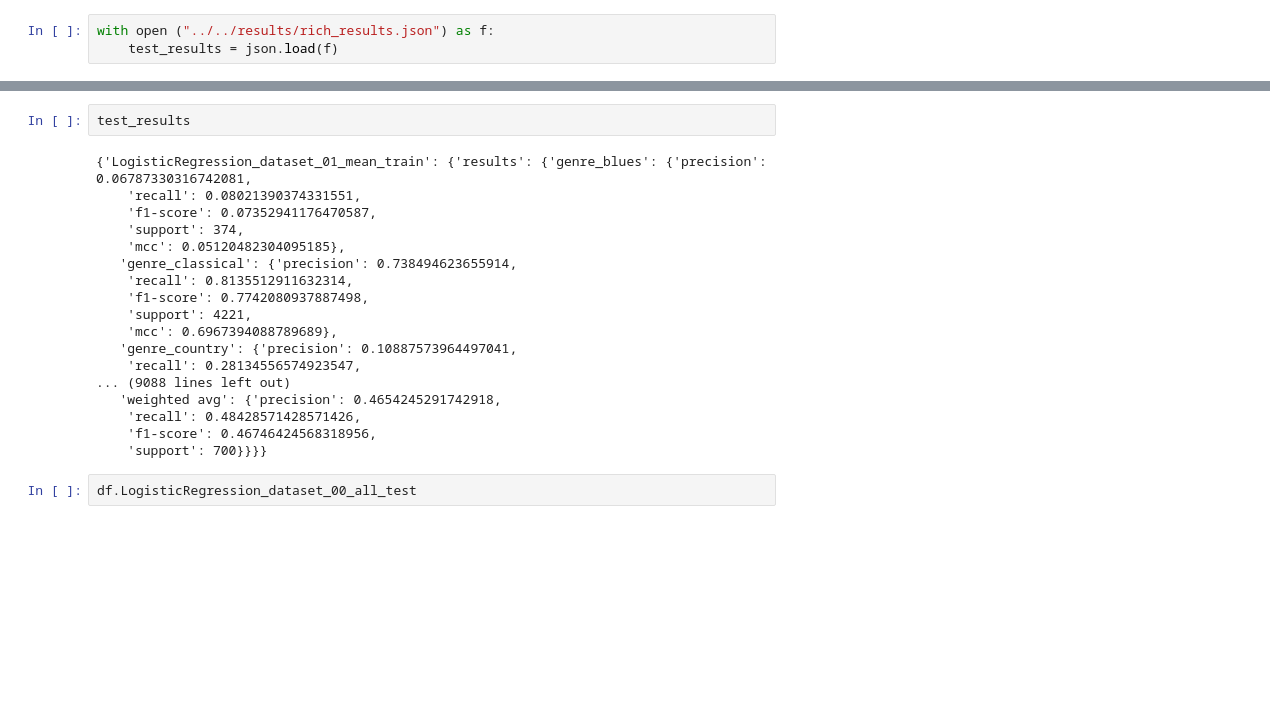
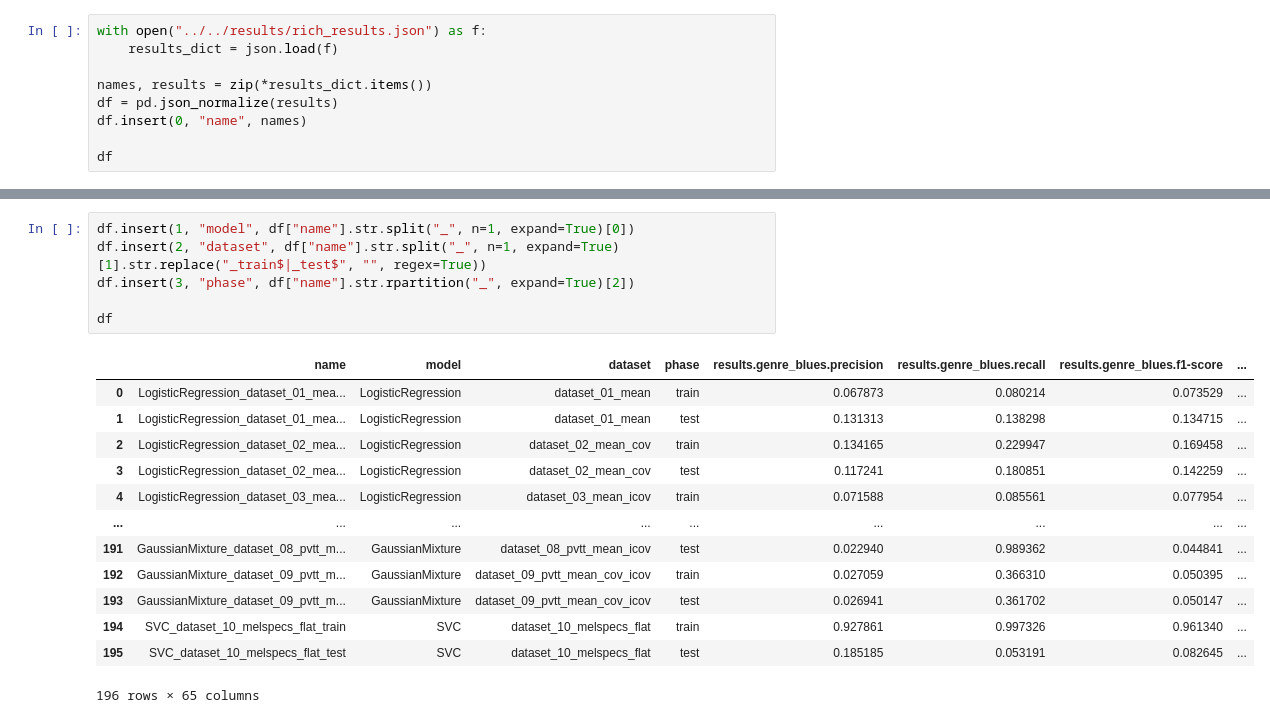
Before and after one commit to RERobbins/mids_w207_music_genre, a Jupyter notebook: member_workspaces/rich/models/results.ipynb, the cells around one changed output, grey strips where cells are left out. Saved outputs shown, nothing was run; the diff lists cells and outputs as text; blank space fills up the shorter version.

```diff
--- a/member_workspaces/rich/models/results.ipynb
+++ b/member_workspaces/rich/models/results.ipynb
@@ -5,3 +6,9 @@ import json
 # %%
-with open ("../../results/rich_results.json") as f:
-    test_results = json.load(f)
+with open("../../results/rich_results.json") as f:
+    results_dict = json.load(f)
+
+names, results = zip(*results_dict.items())
+df = pd.json_normalize(results)
+df.insert(0, "name", names)
+
+df
@@ -8,22 +29,20 @@ with open ("../../results/rich_results.json") as f:
-# %%
-test_results
-# %% [output]
-{'LogisticRegression_dataset_01_mean_train': {'results': {'genre_blues': {'precision': 0.06787330316742081,
-    'recall': 0.08021390374331551,
-    'f1-score': 0.07352941176470587,
-    'support': 374,
-    'mcc': 0.05120482304095185},
-   'genre_classical': {'precision': 0.738494623655914,
-    'recall': 0.8135512911632314,
-    'f1-score': 0.7742080937887498,
-    'support': 4221,
-    'mcc': 0.6967394088789689},
-   'genre_country': {'precision': 0.10887573964497041,
-    'recall': 0.28134556574923547,
-... (9088 lines left out)
-   'weighted avg': {'precision': 0.4654245291742918,
-    'recall': 0.48428571428571426,
-    'f1-score': 0.46746424568318956,
-    'support': 700}}}}
-# %%
-df.LogisticRegression_dataset_00_all_test
+# %%
+df.insert(1, "model", df["name"].str.split("_", n=1, expand=True)[0])
+df.insert(2, "dataset", df["name"].str.split("_", n=1, expand=True)[1].str.replace("_train$|_test$", "", regex=True))
+df.insert(3, "phase", df["name"].str.rpartition("_", expand=True)[2])
+
+df
+# %% [output]
+|  | name | model | dataset | phase | results.genre_blues.precision | results.genre_blues.recall | results.genre_blues.f1-score | ... |
+| 0 | LogisticRegression_dataset_01_mea... | LogisticRegression | dataset_01_mean | train | 0.067873 | 0.080214 | 0.073529 | ... |
+| 1 | LogisticRegression_dataset_01_mea... | LogisticRegression | dataset_01_mean | test | 0.131313 | 0.138298 | 0.134715 | ... |
+| 2 | LogisticRegression_dataset_02_mea... | LogisticRegression | dataset_02_mean_cov | train | 0.134165 | 0.229947 | 0.169458 | ... |
+| 3 | LogisticRegression_dataset_02_mea... | LogisticRegression | dataset_02_mean_cov | test | 0.117241 | 0.180851 | 0.142259 | ... |
+| 4 | LogisticRegression_dataset_03_mea... | LogisticRegression | dataset_03_mean_icov | train | 0.071588 | 0.085561 | 0.077954 | ... |
+| ... | ... | ... | ... | ... | ... | ... | ... | ... |
+| 191 | GaussianMixture_dataset_08_pvtt_m... | GaussianMixture | dataset_08_pvtt_mean_icov | test | 0.022940 | 0.989362 | 0.044841 | ... |
+| 192 | GaussianMixture_dataset_09_pvtt_m... | GaussianMixture | dataset_09_pvtt_mean_cov_icov | train | 0.027059 | 0.366310 | 0.050395 | ... |
+| 193 | GaussianMixture_dataset_09_pvtt_m... | GaussianMixture | dataset_09_pvtt_mean_cov_icov | test | 0.026941 | 0.361702 | 0.050147 | ... |
+| 194 | SVC_dataset_10_melspecs_flat_train | SVC | dataset_10_melspecs_flat | train | 0.927861 | 0.997326 | 0.961340 | ... |
+| 195 | SVC_dataset_10_melspecs_flat_test | SVC | dataset_10_melspecs_flat | test | 0.185185 | 0.053191 | 0.082645 | ... |
+196 rows × 65 columns
```
Also changed, not shown: parts of 6 cells of this notebook, 2 other files.
